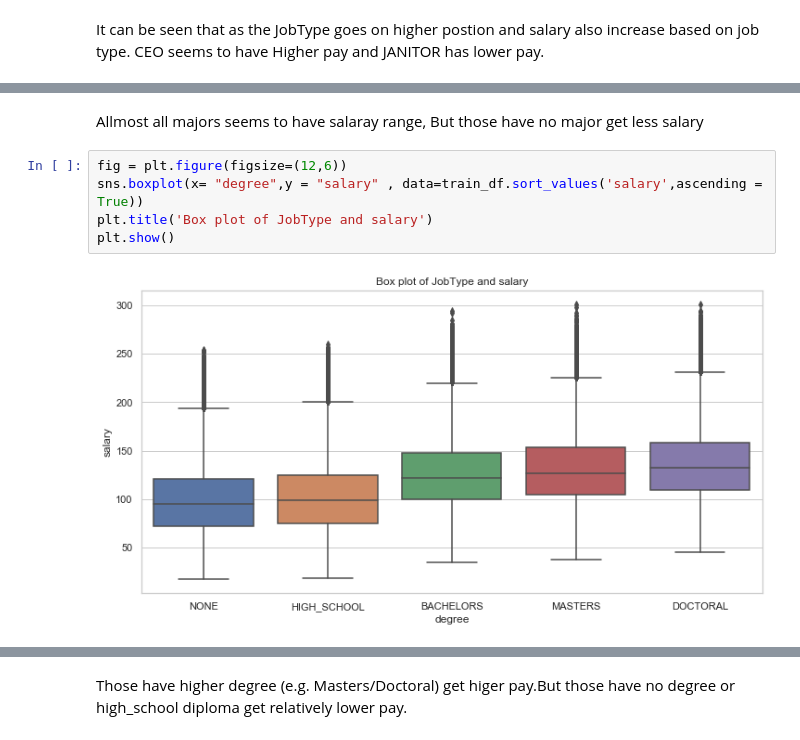
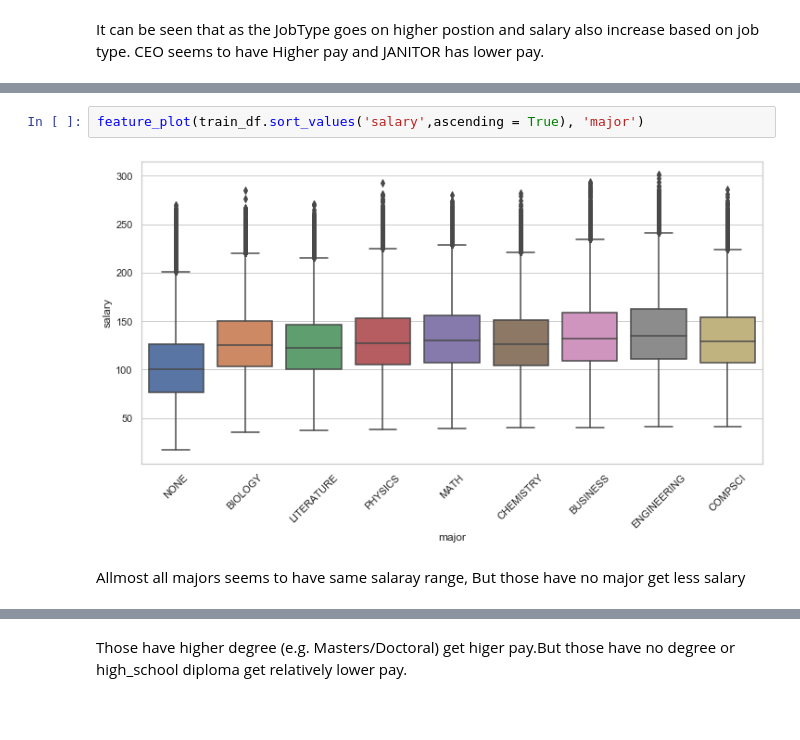
Before and after one commit to mdmosiurrahman/SalaryPredectionPortfolio, a Jupyter notebook: SalaryPredectionNotebook.ipynb, the cells around one changed output, grey strips where cells are left out. Cells and saved outputs as stored; diff of their text form; blank space fills up the shorter version.

```diff
--- a/SalaryPredectionNotebook.ipynb
+++ b/SalaryPredectionNotebook.ipynb
@@ -321,9 +330,6 @@ plt.show()
+# %%
+feature_plot(train_df.sort_values('salary',ascending = True), 'major')
+# %% [output]
+[figure, added]
 # %% [markdown]
-Allmost all majors seems to have salaray range, But those have no major get less salary
+Allmost all majors seems to have same salaray range, But those have no major get less salary
-# %%
-fig = plt.figure(figsize=(12,6))
-sns.boxplot(x= "degree",y = "salary" , data=train_df.sort_values('salary',ascending = True))
-plt.title('Box plot of JobType and salary')
-plt.show()
-# %% [output]
-[figure, removed]
```
Also changed, not shown: parts of 27 cells of this notebook, 5 other files.
